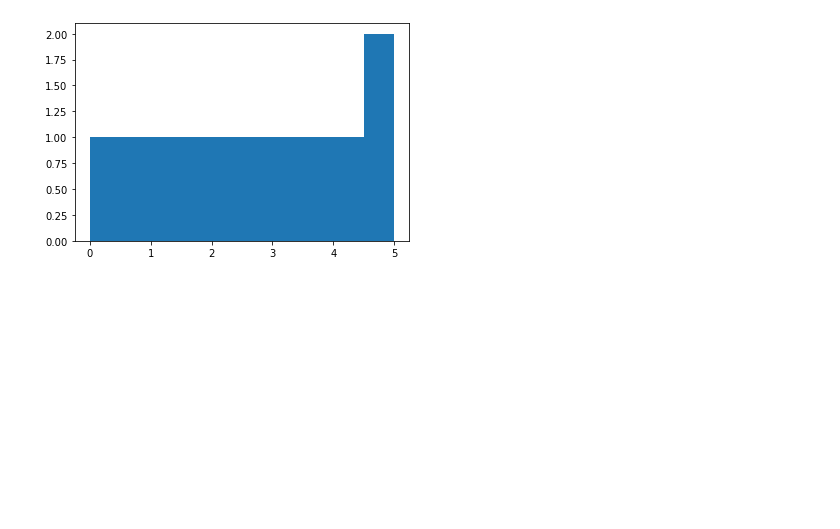
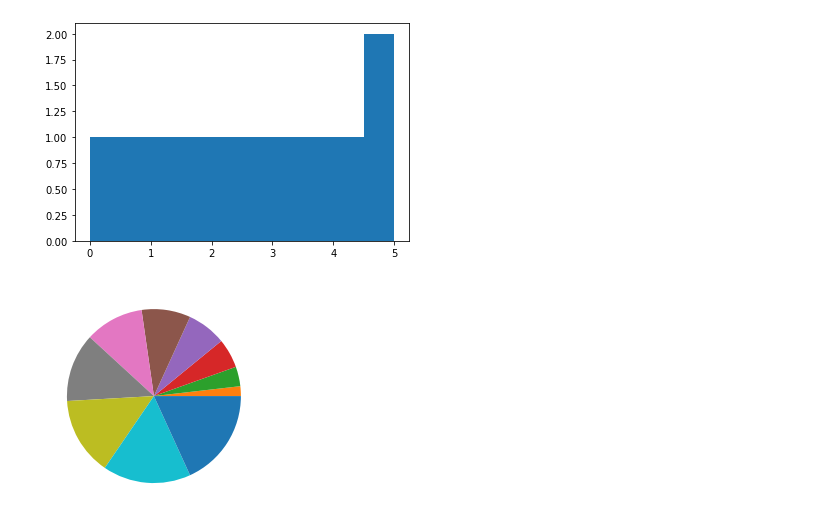
Before and after one commit to devenriq/P-DS-Matplot_Seaborn, a Jupyter notebook: pyplot.ipynb, the cells around one changed output. Drawn from its saved outputs; the diff is of its cells as text; code cells hidden in the pictures; blank space fills up the shorter version.

```diff
--- a/pyplot.ipynb
+++ b/pyplot.ipynb
@@ -37,3 +37,8 @@ plt.hist(x)
 plt.show()
 # %% [output]
 [figure]
+# %%
+plt.pie(x)
+plt.show()
+# %% [output]
+[figure, added]
```
Also changed, not shown: parts of 3 cells of this notebook.
